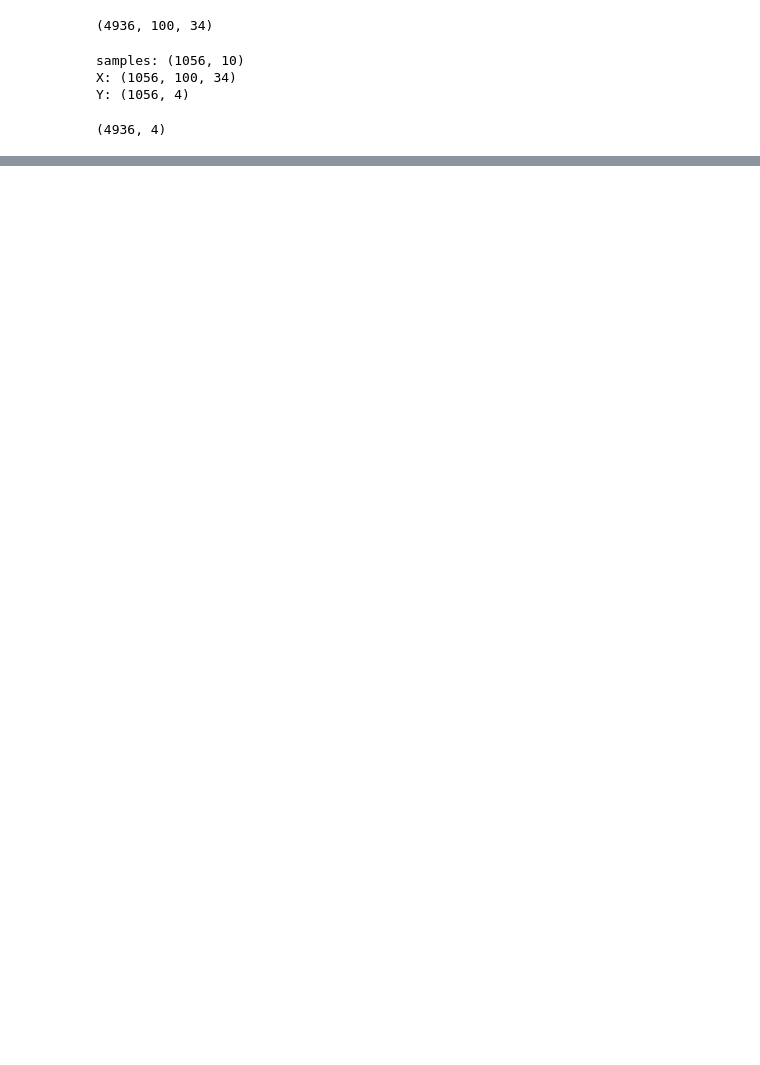
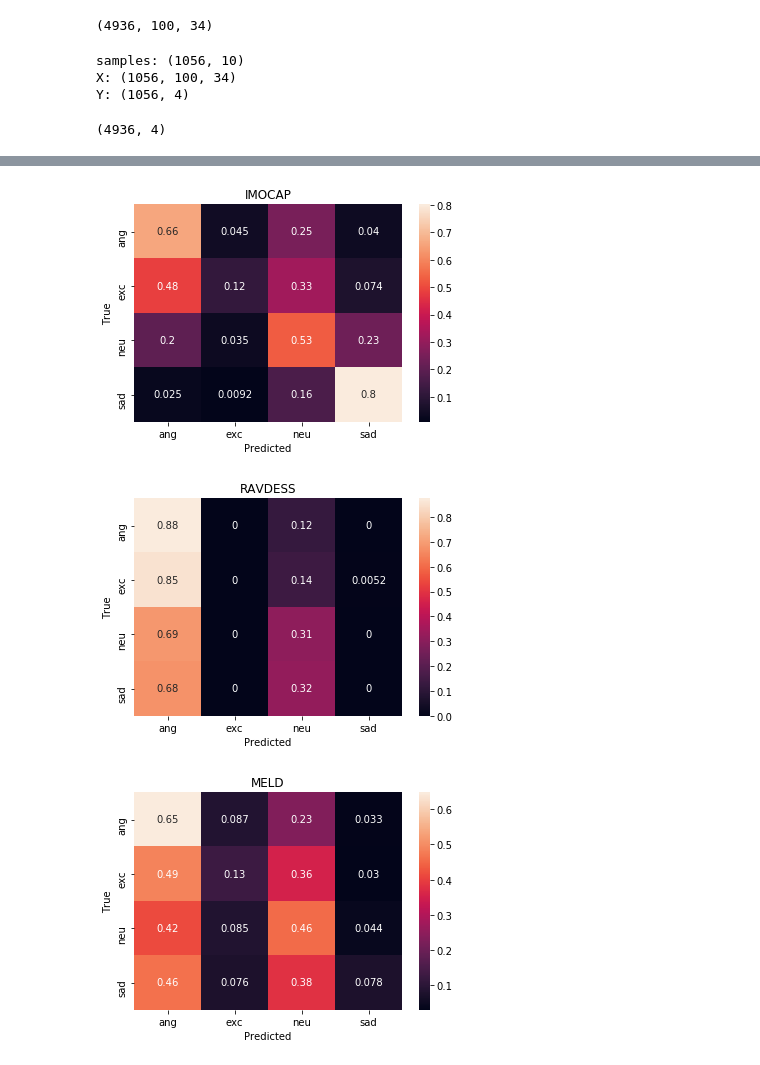
Before and after one commit to AndresR15/Capstone---RTSD-System, a Jupyter notebook: Code/Notebook tests/model_test.ipynb, the cells around one changed output, grey strips where cells are left out. Drawn from its saved outputs; the diff is of its cells as text; code cells hidden in the pictures; blank space fills up the shorter version.

```diff
--- a/Code/Notebook tests/model_test.ipynb
+++ b/Code/Notebook tests/model_test.ipynb
@@ -316,4 +349,4 @@ _________________________________________________________________
 # %%
-test_res, rev_res, meld_res = get_model_acc((revdess_X, revdess_Y),
-                                  (x_train_speech, Y), (MELD_x, MELD_y), model_lstm)
+test_res, rev_res, meld_res, conf_mtx = get_model_acc((revdess_X, revdess_Y), (x_train_speech, Y),
+                                            (MELD_x, MELD_y), audio_only, conf_mtx=True)
 # %% [output]
@@ -368,3 +359,17 @@ time elapsed: 52.59301233291626
+# %%
+for conf_idx in conf_mtx.keys():
+    ax = sns.heatmap(conf_mtx[conf_idx], annot=True,
+                                  xticklabels=emotions_used, yticklabels=emotions_used)
+    ax.set(xlabel='Predicted', ylabel='True')
+    plt.title(conf_idx)
+
+    plt.savefig("..\Misc\Diagrams\Confusion_Matrix\Audio_Only/" + str(conf_idx) + ".png",
+                bbox_inches='tight')
+    plt.show()
+# %% [output]
+[figure, added]
+[figure, added]
+[figure, added]
 # %%
 save_model = False
 if save_model:
```
Also changed, not shown: parts of 36 cells of this notebook.
